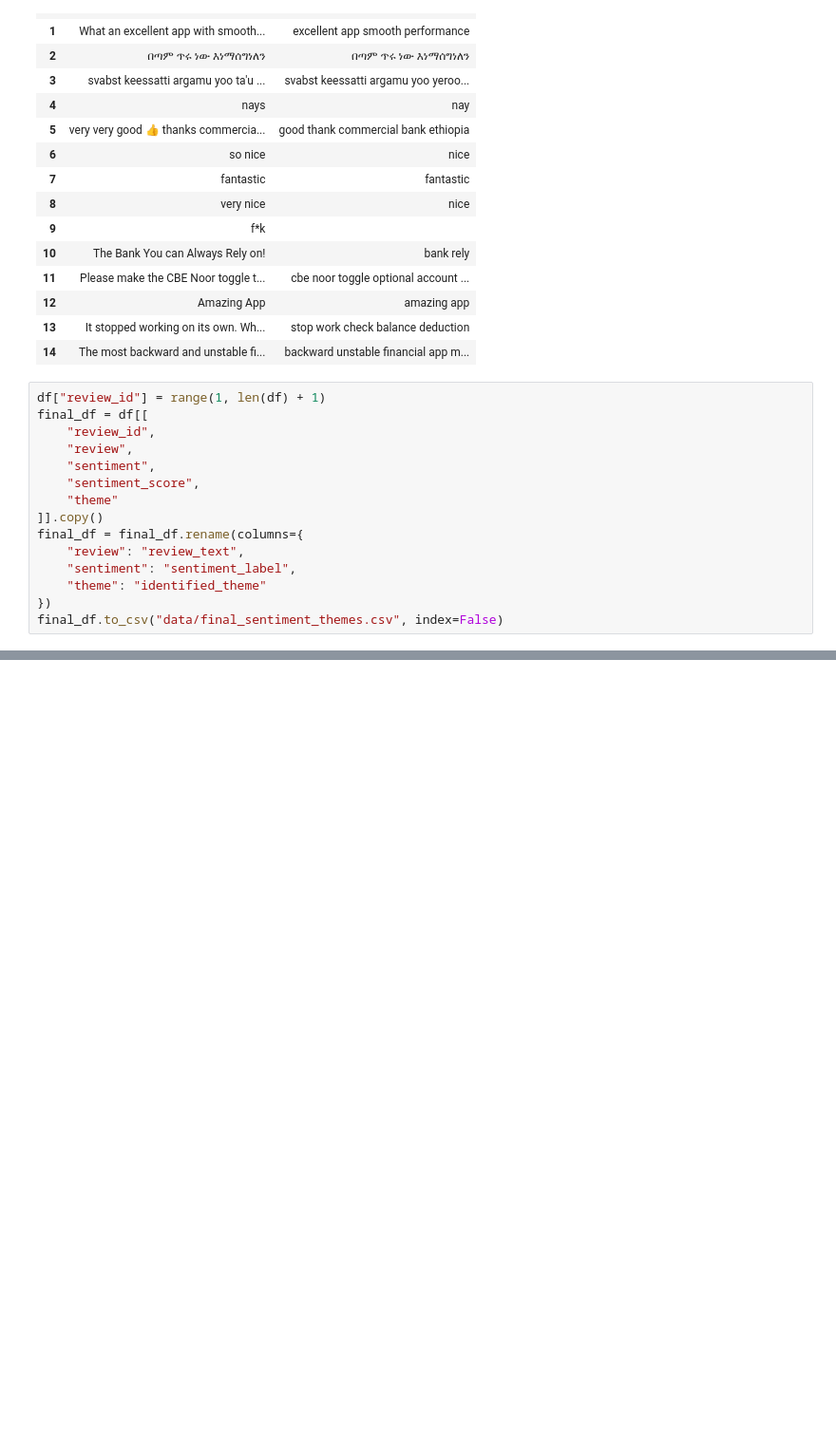
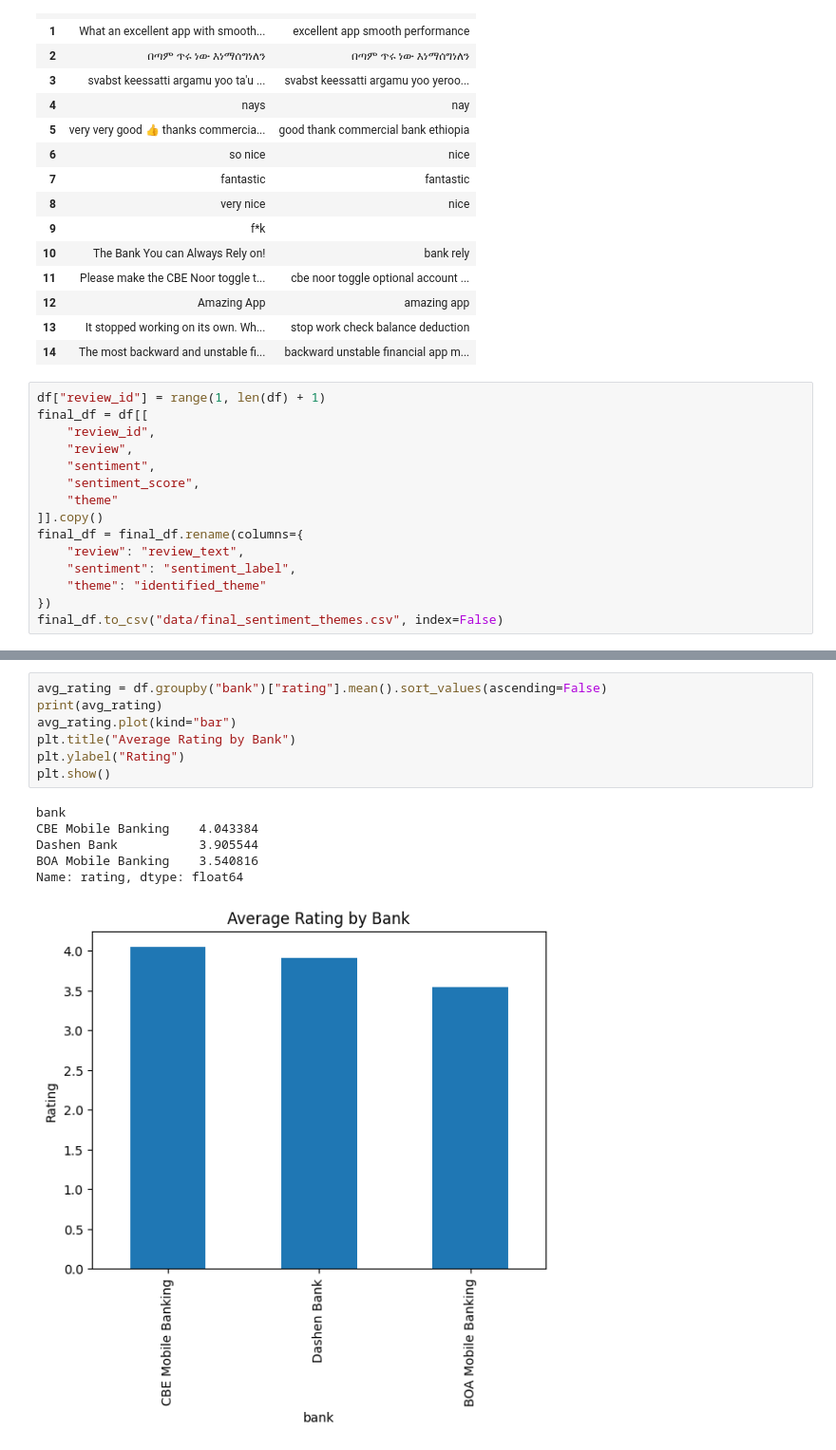
Before and after one commit to Richo-Worku/fintech-review-analytics, a Jupyter notebook: scraping.ipynb, the cells around one changed output, grey strips where cells are left out. Shown at 95% size. Cells and saved outputs as stored; diff of their text form; blank space fills up the shorter version.

```diff
--- a/scraping.ipynb
+++ b/scraping.ipynb
@@ -489,0 +545,14 @@ final_df.to_csv("data/final_sentiment_themes.csv", index=False)
+# %%
+avg_rating = df.groupby("bank")["rating"].mean().sort_values(ascending=False)
+print(avg_rating)
+avg_rating.plot(kind="bar")
+plt.title("Average Rating by Bank")
+plt.ylabel("Rating")
+plt.show()
+# %% [output]
+bank
+CBE Mobile Banking    4.043384
+Dashen Bank           3.905544
+BOA Mobile Banking    3.540816
+Name: rating, dtype: float64
+[figure, added]
```
Also changed, not shown: parts of 10 cells of this notebook.
